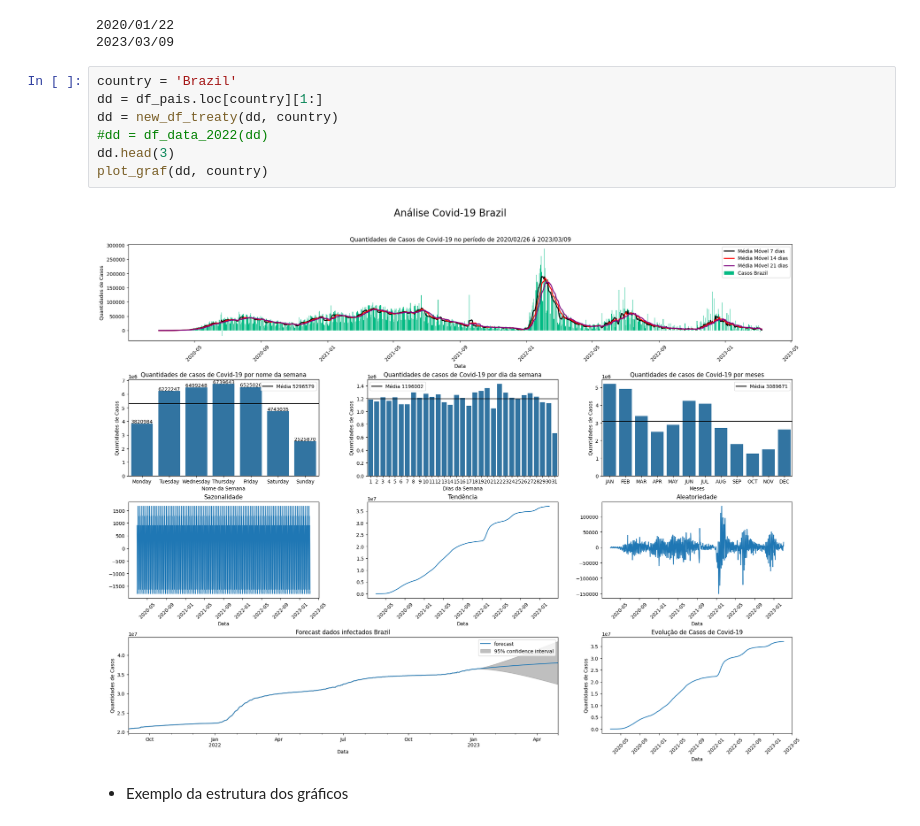
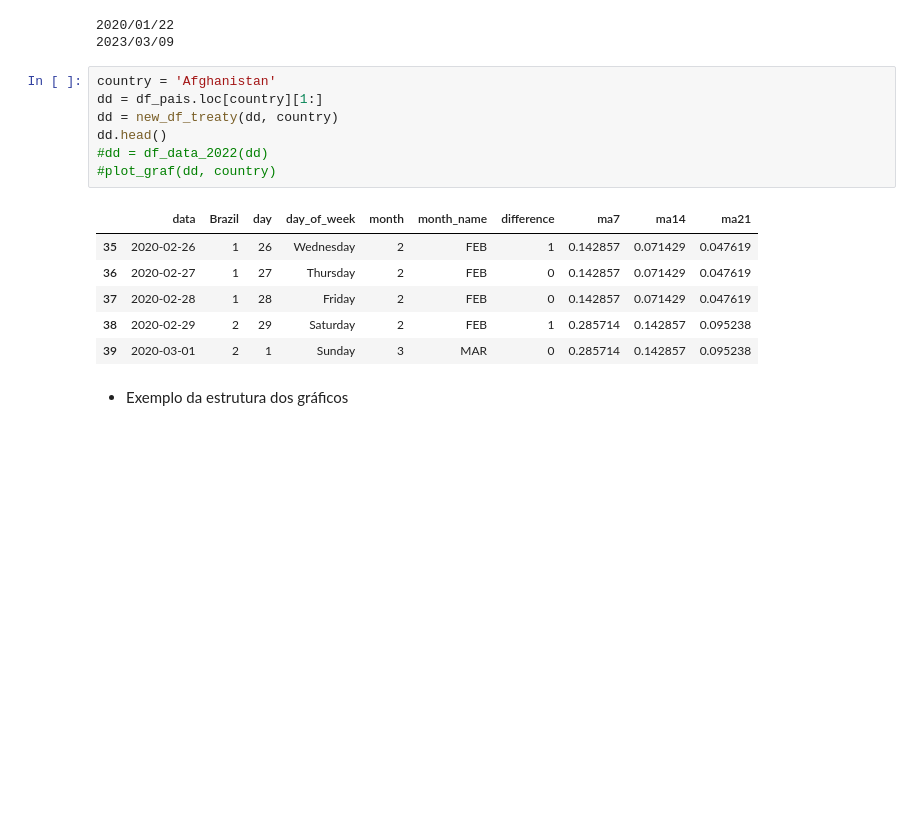
Before and after one commit to RogerioLS/Covid-19Mundial, a Jupyter notebook: Casos de Covid-19 mundial .ipynb, the cells around one changed output. Cells and saved outputs as stored; diff of their text form; blank space fills up the shorter version.

```diff
--- a/Casos de Covid-19 mundial .ipynb
+++ b/Casos de Covid-19 mundial .ipynb
@@ -312,14 +312,19 @@ print(f'{data_max}')
 2020/01/22
 2023/03/09
 # %%
-country = 'Brazil'
+country = 'Afghanistan'
 dd = df_pais.loc[country][1:]
 dd = new_df_treaty(dd, country)
+dd.head()
 #dd = df_data_2022(dd)
-dd.head(3)
-plot_graf(dd, country)
+#plot_graf(dd, country)
 # %% [output]
-[figure, removed]
+|  | data | Brazil | day | day_of_week | month | month_name | difference | ma7 | ma14 | ma21 |
+| 35 | 2020-02-26 | 1 | 26 | Wednesday | 2 | FEB | 1 | 0.142857 | 0.071429 | 0.047619 |
+| 36 | 2020-02-27 | 1 | 27 | Thursday | 2 | FEB | 0 | 0.142857 | 0.071429 | 0.047619 |
+| 37 | 2020-02-28 | 1 | 28 | Friday | 2 | FEB | 0 | 0.142857 | 0.071429 | 0.047619 |
+| 38 | 2020-02-29 | 2 | 29 | Saturday | 2 | FEB | 1 | 0.285714 | 0.142857 | 0.095238 |
+| 39 | 2020-03-01 | 2 | 1 | Sunday | 3 | MAR | 0 | 0.285714 | 0.142857 | 0.095238 |
 # %% [markdown]
 - Exemplo da estrutura dos gráficos
 # %%
```
